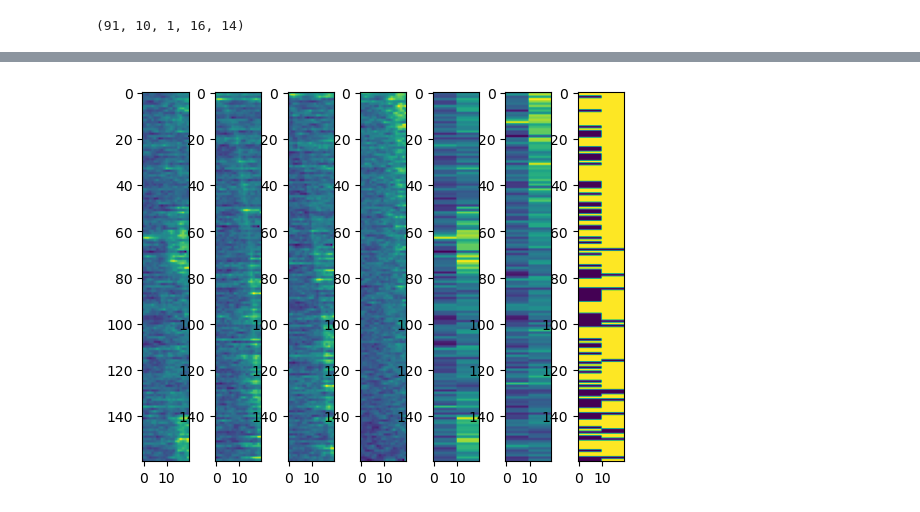
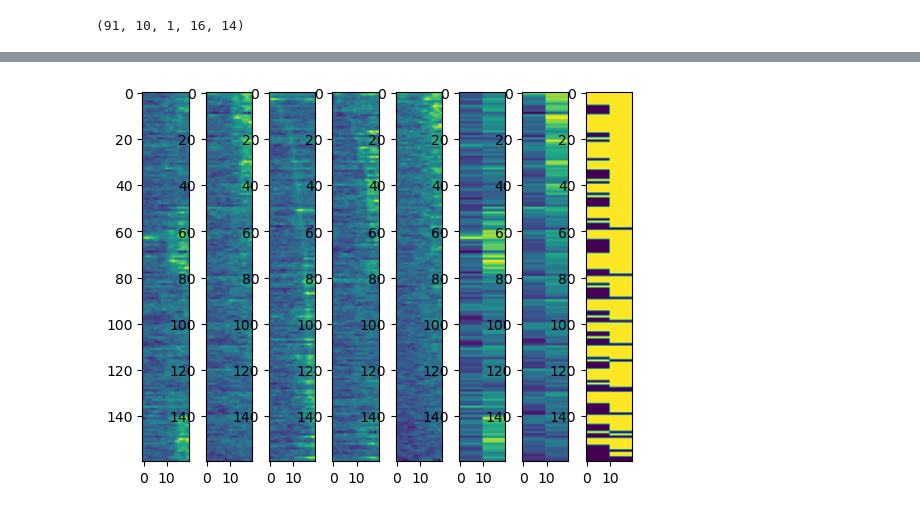
Before and after one commit to GreggHeller1/adult-spine-models, a Jupyter notebook: scripts/notebook.ipynb, the cells around one changed output, grey strips where cells are left out. Cells and saved outputs as stored; diff of their text form; code cells hidden in the pictures.

```diff
--- a/scripts/notebook.ipynb
+++ b/scripts/notebook.ipynb
@@ -124,4 +131,4 @@ spine_means, spine_means_sorted, spine_bool = plot.produce_activity_plots(spine_
-# %%
-plot.plot_activity_plots(spine_sub_traces, spine_means, spine_means_sorted, spine_bool)
-# %% [output]
-[figure, removed]
+# %%
+plot.plot_activity_plots(sum_spine_sub_traces)
+# %% [output]
+[figure, added]
```
Also changed, not shown: parts of 18 cells of this notebook, 9 other files.
